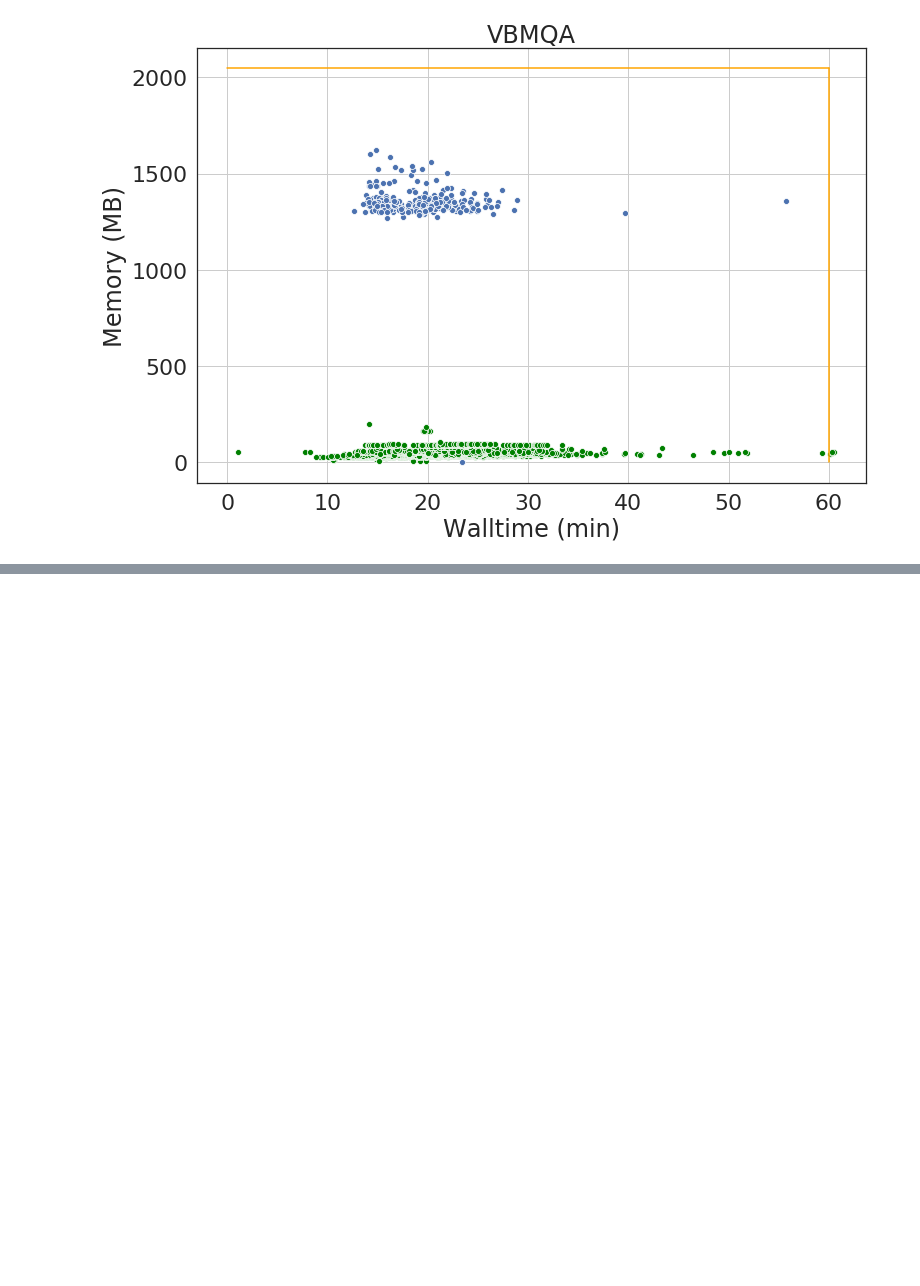
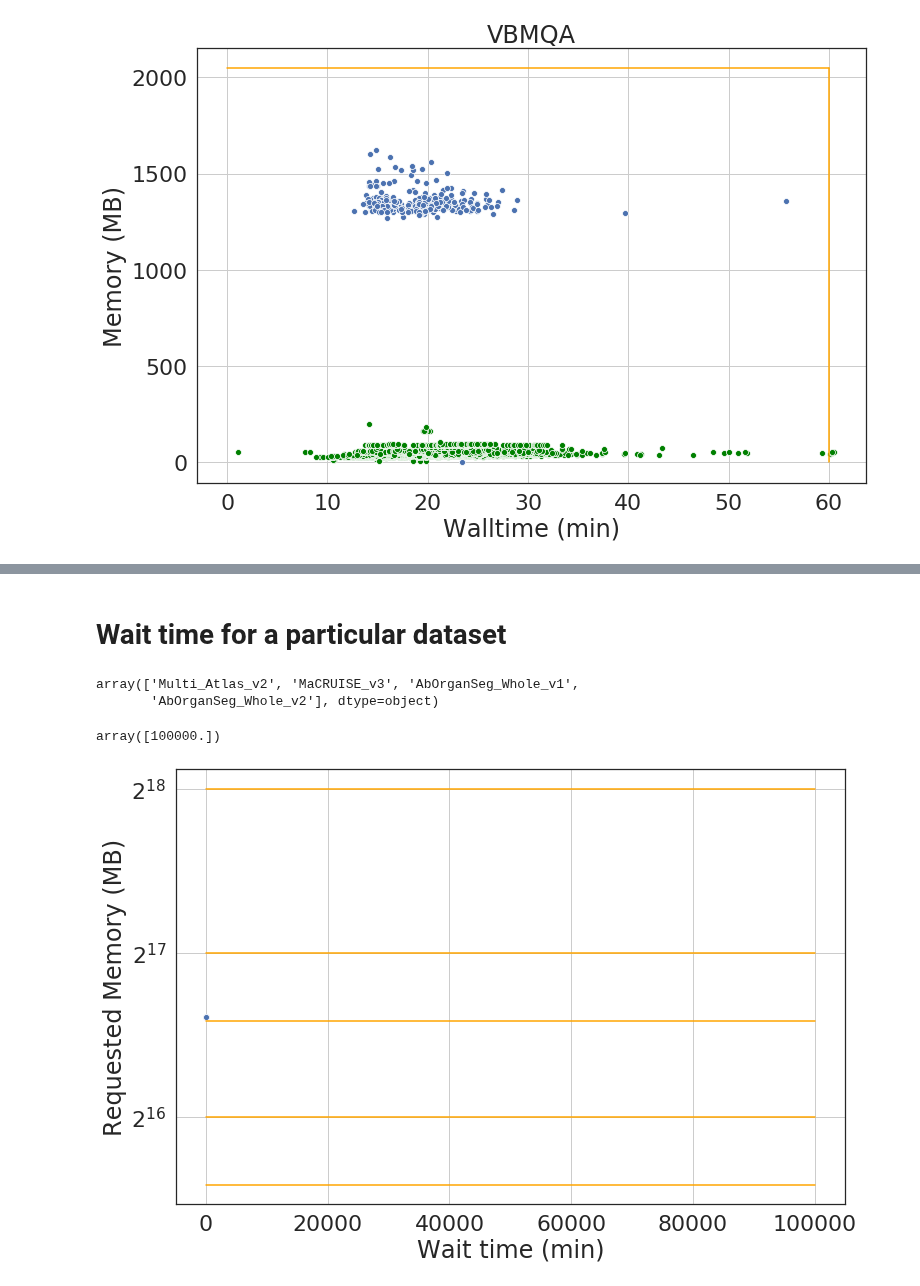
Before and after one commit to vanderbiltscl/SpeculativeScheduling, a Jupyter notebook: iSBatch_v1.0/xnat_resource_requirements.ipynb, the cells around one changed output, grey strips where cells are left out. Drawn from its saved outputs; the diff is of its cells as text; code cells hidden in the pictures; blank space fills up the shorter version.

```diff
--- a/iSBatch_v1.0/xnat_resource_requirements.ipynb
+++ b/iSBatch_v1.0/xnat_resource_requirements.ipynb
@@ -219,0 +236,33 @@ plt.show()
+# %% [markdown]
+# Wait time for a particular dataset
+# %%
+# find applications requesting large amounts of memory
+df[df.ReqMem_num >= 49152]["proctype"].unique()
+# %% [output]
+array(['Multi_Atlas_v2', 'MaCRUISE_v3', 'AbOrganSeg_Whole_v1',
+       'AbOrganSeg_Whole_v2'], dtype=object)
+# %%
+dataset = "AbOrganSeg_Whole_v2"
+df[df.proctype == dataset]["ReqMem_num"].unique()
+# %% [output]
+array([100000.])
+# %%
+fig, ax = plt.subplots(figsize=(12,8))
+sns.set(font_scale=2)
+sns.set_style("white")
+ax = sns.scatterplot(y="ReqMem_num", x="WaitTime(s)",
+                     data=df[df.proctype == dataset])
+
+# set the ACCRE resources
+for i in accre_node_mem:
+    plt.plot([0, df["ReqMem_num"].max()], [i, i], color='orange')
+
+plt.grid(True)
+ax.set_xlabel('Wait time (min)')
+ax.set_ylabel('Requested Memory (MB)')
+
+ax.set_yscale('log', basey=2)
+plt.savefig("figures/wait_time_%s.png" %(dataset))
+plt.show()
+# %% [output]
+[figure, added]
```
Also changed, not shown: parts of 16 cells of this notebook.
